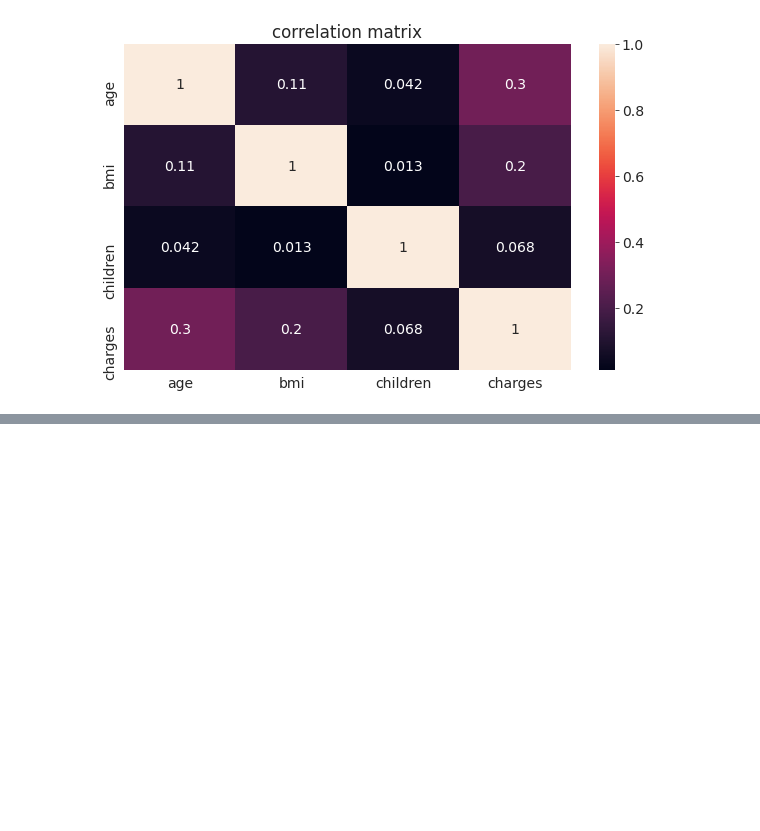
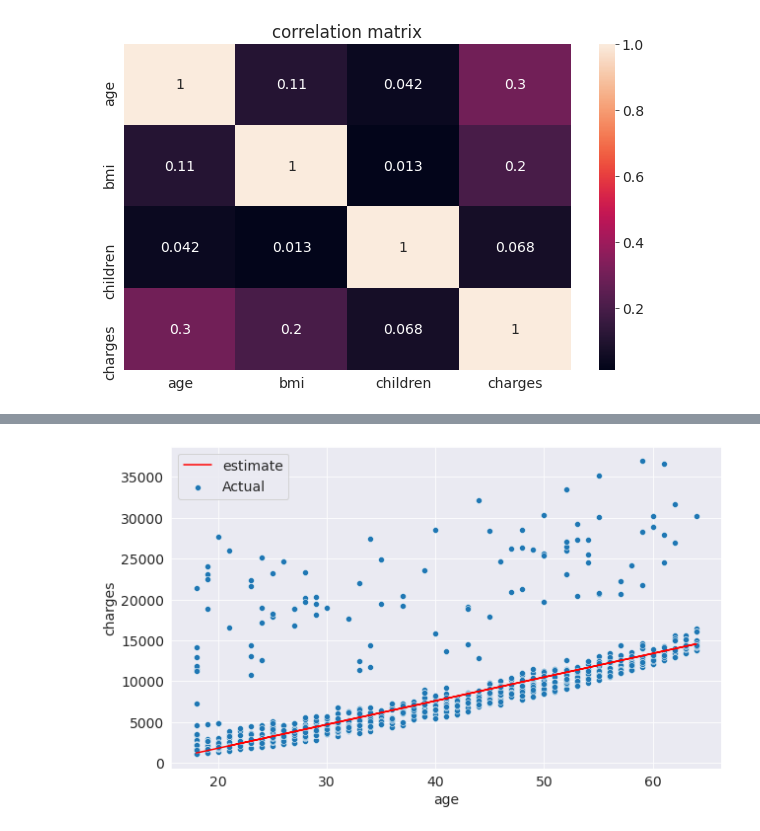
Before and after one commit to heyrobin/Medical-Expenses--ML, a Jupyter notebook: Predicting_Medical_Expenses_using_Linear_Regression.ipynb, the cells around one changed output, grey strips where cells are left out. Cells and saved outputs as stored; diff of their text form; code cells hidden in the pictures; blank space fills up the shorter version.

```diff
--- a/Predicting_Medical_Expenses_using_Linear_Regression.ipynb
+++ b/Predicting_Medical_Expenses_using_Linear_Regression.ipynb
@@ -299,0 +334,14 @@ plt.title('correlation matrix');
+# %%
+def try_parameters(w,b):
+  ages = non_smokers.age
+  target = non_smokers.charges
+
+  estimate_charge = estimate_charges(ages,w,b)
+
+  plt.plot(ages,estimate_charge,'r')
+  sns.scatterplot(y= target, x = ages)
+  plt.legend(['estimate','Actual'])
+# %%
+try_parameters(290,-4000)
+# %% [output]
+[figure, added]
```
Also changed, not shown: parts of 20 cells of this notebook.
